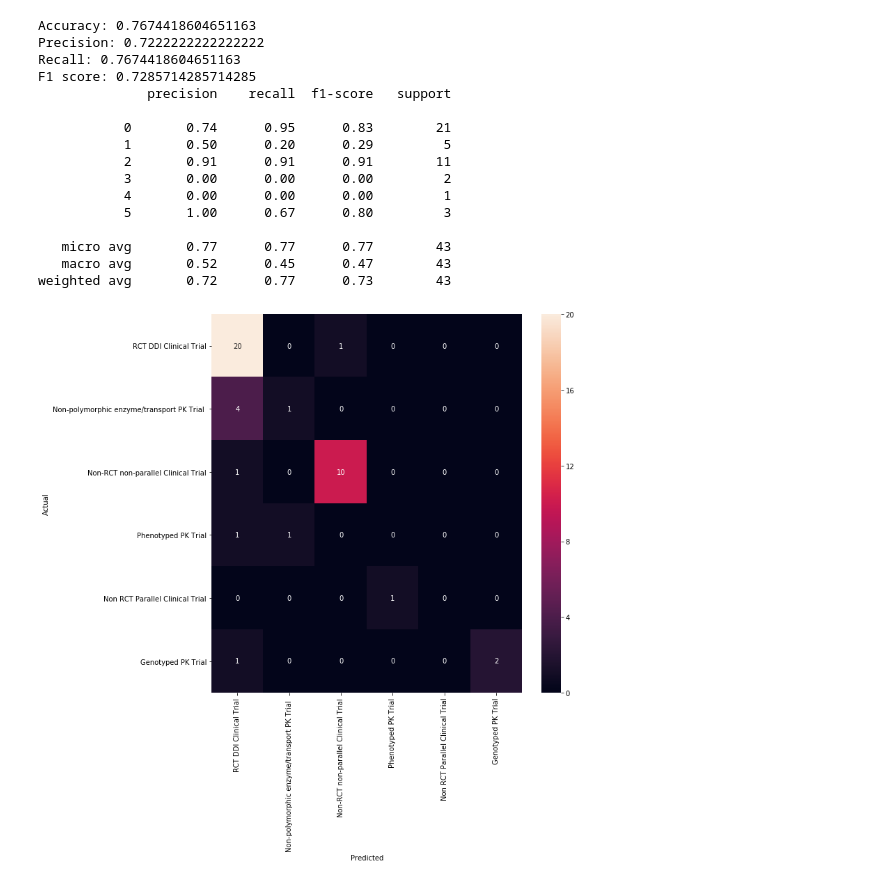
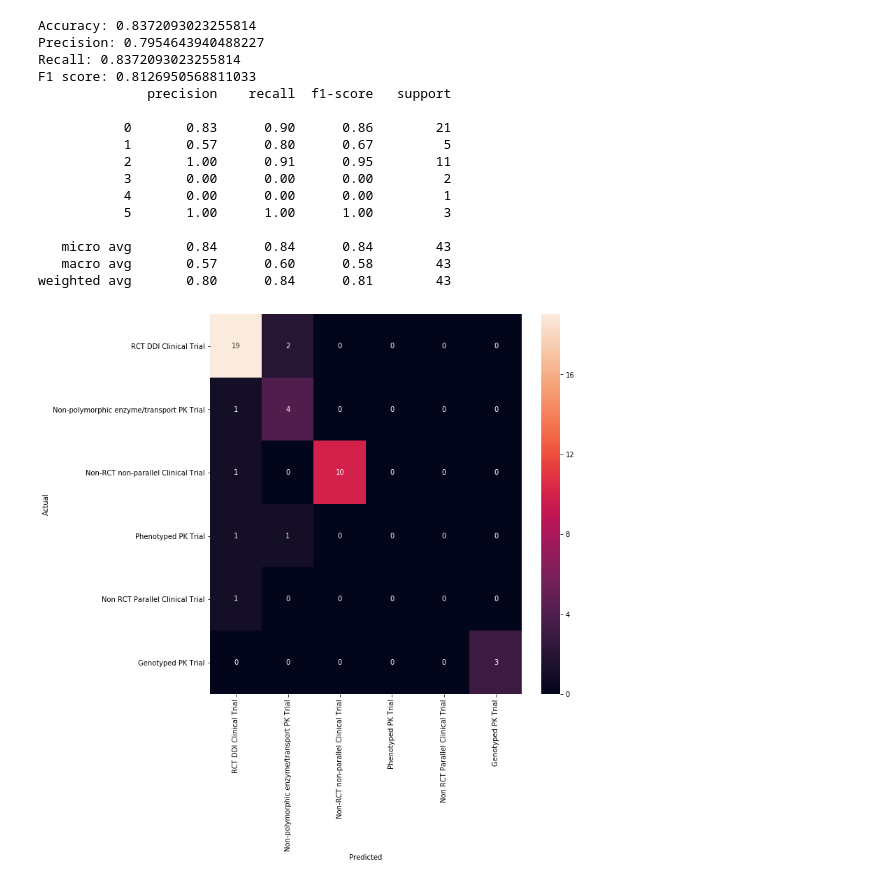
Before and after one commit to infoqualitylab/DDI_Evidence_Classification, a Jupyter notebook: Scripts/Multiclass_Classifier.ipynb, the cells around one changed output. Saved outputs shown, nothing was run; the diff lists cells and outputs as text; code cells hidden in the pictures.

```diff
--- a/Scripts/Multiclass_Classifier.ipynb
+++ b/Scripts/Multiclass_Classifier.ipynb
@@ -2,6 +2,17 @@
 #READ DATA FROM PREPROCESSED FILE
 import pandas as pd
 #CHANGE THE PATH TO THE FOLDER WHERE YOU STORE DATA
-df = pd.read_csv('/Users/phuong/Documents/JBI_paper/Data_files/Main_Data/All_Papers_Preprocessed.csv',encoding ='latin1')
+df_new = pd.read_csv('/Users/phuong/Documents/DDI_Evidence_Classification/Data/processed_Training_Papers.csv',encoding ='latin1')
+
+df_old = pd.read_csv('/Users/phuong/Documents/DDI_Evidence_Classification/Data/Training_Papers.csv',encoding ='latin1')
+df_old.head()
+
+df = pd.merge(df_new, df_old, on='PMID')
+df = df[['PMID','Article Title_x','Abstract_x','PMCID','First Label','Second Label',"Third Label"]]
+
+df.rename(columns = {'Article Title_x':'Article Title'}, inplace = True)
+df.rename(columns = {'Abstract_x':'Abstract'}, inplace = True)
+df.rename(columns = {'PMCID':'Methods Section'}, inplace = True)
+
 df.head()
 # %% [output]
@@ -72,13 +99,13 @@ from nltk.stem.snowball import SnowballStemmer
 
 stemmer = SnowballStemmer('english', ignore_stopwords=False)
 
-class StemmedTfidfVectorizer(TfidfVectorizer):
+class StemmedCountVectorizer(CountVectorizer):
     def __init__(self, stemmer, *args, **kwargs):
-        super(StemmedTfidfVectorizer, self).__init__(*args, **kwargs)
+        super(StemmedCountVectorizer, self).__init__(*args, **kwargs)
         self.stemmer = stemmer
 
     def build_analyzer(self):
-        analyzer = super(StemmedTfidfVectorizer, self).build_analyzer()
+        analyzer = super(StemmedCountVectorizer, self).build_analyzer()
         return lambda doc: (self.stemmer.stem(word) for word in analyzer(doc.replace('\n', ' ')))
 
 ###MAIN PROGRAM###
@@ -89,56 +116,54 @@ labels_level_3 = df.category_id_3
 
 #Get tfidf from Title. Abstract, Methods Section
 text = df['Abstract'] + df['Article Title'] + df['Methods Section']
-tfidf = StemmedTfidfVectorizer(stemmer=stemmer, sublinear_tf=True, ngram_range=(1, 1))
-features_fit = tfidf.fit(text)
+countvector = StemmedCountVectorizer(stemmer=stemmer, ngram_range=(1, 1))
+features_fit = countvector.fit(text)
 features = features_fit.transform(text)
 labels = df.category_id_3
-
-chi_squarer_multiclass = SelectKBest(chi2, k=5000)
 
 #Train multi-class SVM model
 X_train, X_test, y_train, y_test,  = train_test_split(features, labels_level_3, stratify = labels_level_3, test_size=0.2, random_state = 0)
 model_multiclass = SVC(kernel='linear', class_weight='balanced')
-clf_pipe_multiclass = Pipeline([('chi_sq', chi_squarer_multiclass), ('model', model_multiclass)])
+clf_pipe_multiclass = Pipeline([('model', model_multiclass)])
 clf_multiclass = clf_pipe_multiclass.fit(X_train, y_train)
 predictions_multiclass = clf_multiclass.predict(X_test)
 
 #Print Accurancy, ROC AUC, F1 Scores, Recall, Precision)
 print ('Accuracy:', accuracy_score(y_test, predictions_multiclass))
 print ('Precision:', precision_score(y_test, predictions_multiclass,average='weighted'))
 print ('Recall:', recall_score(y_test, predictions_multiclass,average='weighted'))
 print ('F1 score:', f1_score(y_test, predictions_multiclass,average='weighted'))
 print (classification_report(y_test,predictions_multiclass))
 
 conf_mat = confusion_matrix(y_test, predictions_multiclass)
 fig, ax = plt.subplots(figsize=(10,10))
 sns.heatmap(conf_mat, annot=True, fmt='d',
             xticklabels=category_id_df_3['Third Label'].values, yticklabels=category_id_df_3['Third Label'].values)
 plt.ylabel('Actual')
 plt.xlabel('Predicted')
 plt.show()
 
 #CHANGE THE PATH TO THE FOLDER WHERE YOU STORE DATA
 filename_multiclass_classifier = '/Users/phuong/Documents/JBI_paper/Models/model_multiclass_classifier.sav'
 pickle.dump(clf_multiclass, open(filename_multiclass_classifier, 'wb'))
 # %% [output]
-Accuracy: 0.7674418604651163
-Precision: 0.7222222222222222
-Recall: 0.7674418604651163
-F1 score: 0.7285714285714285
+Accuracy: 0.8372093023255814
+Precision: 0.7954643940488227
+Recall: 0.8372093023255814
+F1 score: 0.8126950568811033
               precision    recall  f1-score   support
 
-           0       0.74      0.95      0.83        21
-           1       0.50      0.20      0.29         5
-           2       0.91      0.91      0.91        11
+           0       0.83      0.90      0.86        21
+           1       0.57      0.80      0.67         5
+           2       1.00      0.91      0.95        11
            3       0.00      0.00      0.00         2
            4       0.00      0.00      0.00         1
-           5       1.00      0.67      0.80         3
+           5       1.00      1.00      1.00         3
 
-   micro avg       0.77      0.77      0.77        43
-   macro avg       0.52      0.45      0.47        43
-weighted avg       0.72      0.77      0.73        43
+   micro avg       0.84      0.84      0.84        43
+   macro avg       0.57      0.60      0.58        43
+weighted avg       0.80      0.84      0.81        43
-[figure, old version]
+[figure, new version]
 # %%
 #EVALUATION OF MULTICLASS CLASSIFIER ON UNLABELED DATA
 stemmer = SnowballStemmer('english', ignore_stopwords=False)
```
Also changed, not shown: parts of 4 cells of this notebook, 4 other files.
